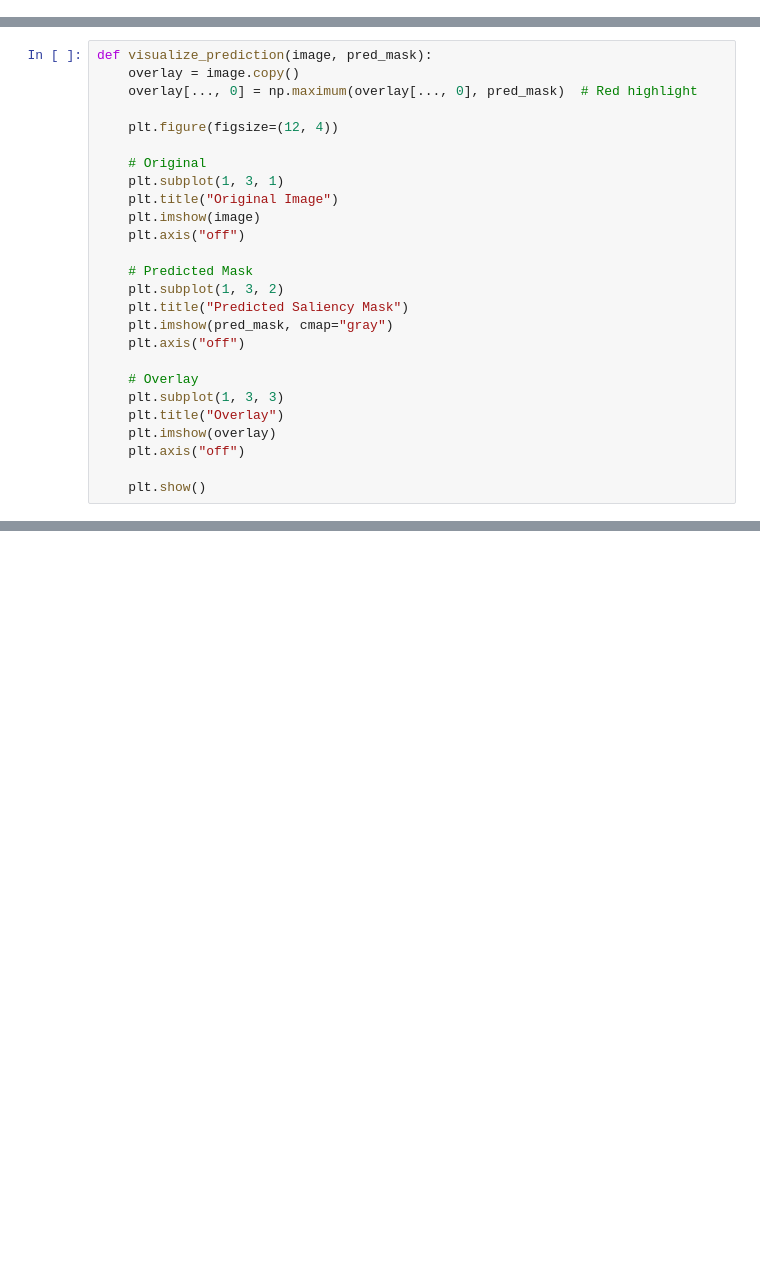
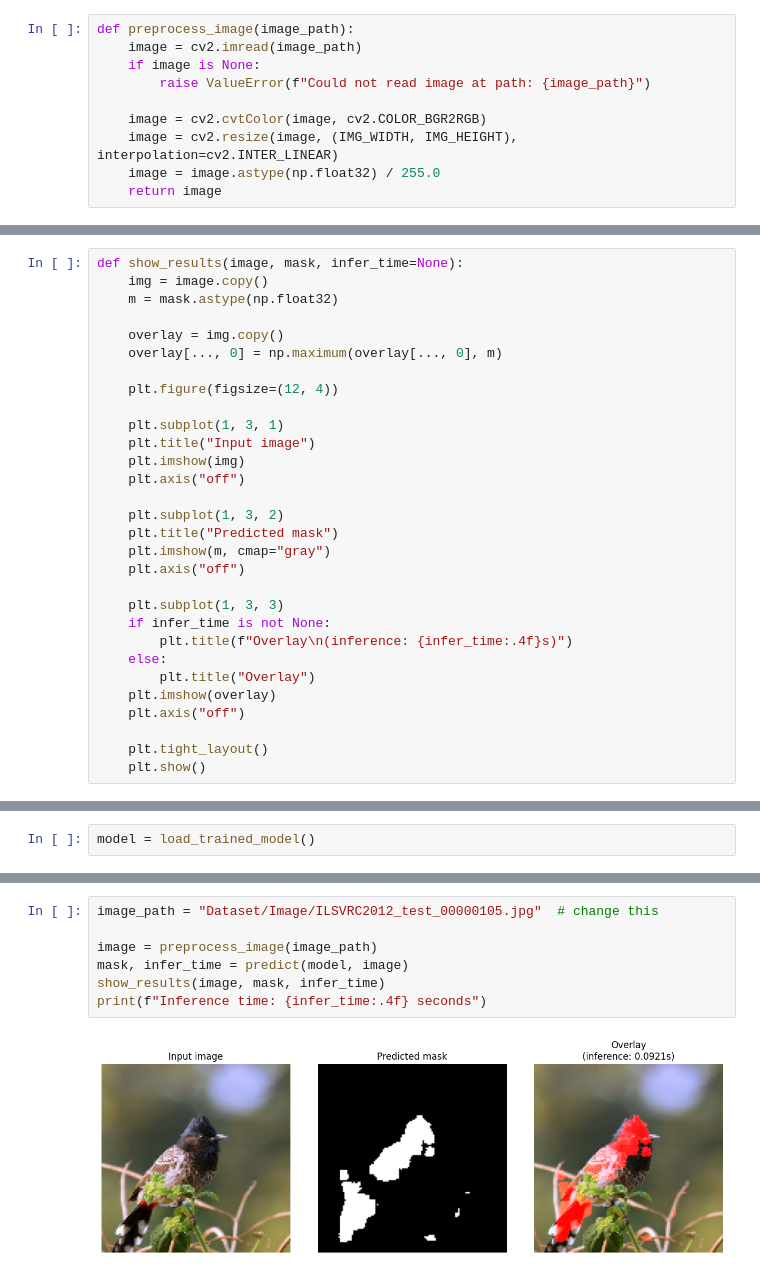
Before and after one commit to ibranijon/Jon_Ibrani_SOD_PROJECT, a Jupyter notebook: CNN Project/app.ipynb, the cells around one changed output, grey strips where cells are left out. Drawn from its saved outputs; the diff is of its cells as text; blank space fills up the shorter version.

```diff
--- a/CNN Project/app.ipynb
+++ b/CNN Project/app.ipynb
@@ -49 +31,11 @@ def preprocess_uploaded_image(img):
+# %%
+def preprocess_image(image_path):
+    image = cv2.imread(image_path)
+    if image is None:
+        raise ValueError(f"Could not read image at path: {image_path}")
+
+    image = cv2.cvtColor(image, cv2.COLOR_BGR2RGB)
+    image = cv2.resize(image, (IMG_WIDTH, IMG_HEIGHT), interpolation=cv2.INTER_LINEAR)
+    image = image.astype(np.float32) / 255.0
+    return image
 # %%
@@ -58,26 +53,30 @@ def predict_saliency(model, img):
 # %%
-def visualize_prediction(image, pred_mask):
-    overlay = image.copy()
-    overlay[..., 0] = np.maximum(overlay[..., 0], pred_mask)  # Red highlight
+def show_results(image, mask, infer_time=None):
+    img = image.copy()
+    m = mask.astype(np.float32)
+
+    overlay = img.copy()
+    overlay[..., 0] = np.maximum(overlay[..., 0], m)
 
     plt.figure(figsize=(12, 4))
 
-    # Original
     plt.subplot(1, 3, 1)
-    plt.title("Original Image")
-    plt.imshow(image)
+    plt.title("Input image")
+    plt.imshow(img)
     plt.axis("off")
 
-    # Predicted Mask
     plt.subplot(1, 3, 2)
-    plt.title("Predicted Saliency Mask")
-    plt.imshow(pred_mask, cmap="gray")
+    plt.title("Predicted mask")
+    plt.imshow(m, cmap="gray")
     plt.axis("off")
 
-    # Overlay
     plt.subplot(1, 3, 3)
-    plt.title("Overlay")
+    if infer_time is not None:
+        plt.title(f"Overlay\n(inference: {infer_time:.4f}s)")
+    else:
+        plt.title("Overlay")
     plt.imshow(overlay)
     plt.axis("off")
 
+    plt.tight_layout()
     plt.show()
@@ -119,0 +83,2 @@ FileUpload(value=(), accept='image/*', description='Upload')
+# %%
+model = load_trained_model()
@@ -119,0 +87,9 @@ FileUpload(value=(), accept='image/*', description='Upload')
+# %%
+image_path = "Dataset/Image/ILSVRC2012_test_00000105.jpg"  # change this
+
+image = preprocess_image(image_path)
+mask, infer_time = predict(model, image)
+show_results(image, mask, infer_time)
+print(f"Inference time: {infer_time:.4f} seconds")
+# %% [output]
+[figure, added]
```
Also changed, not shown: parts of 8 cells of this notebook.
